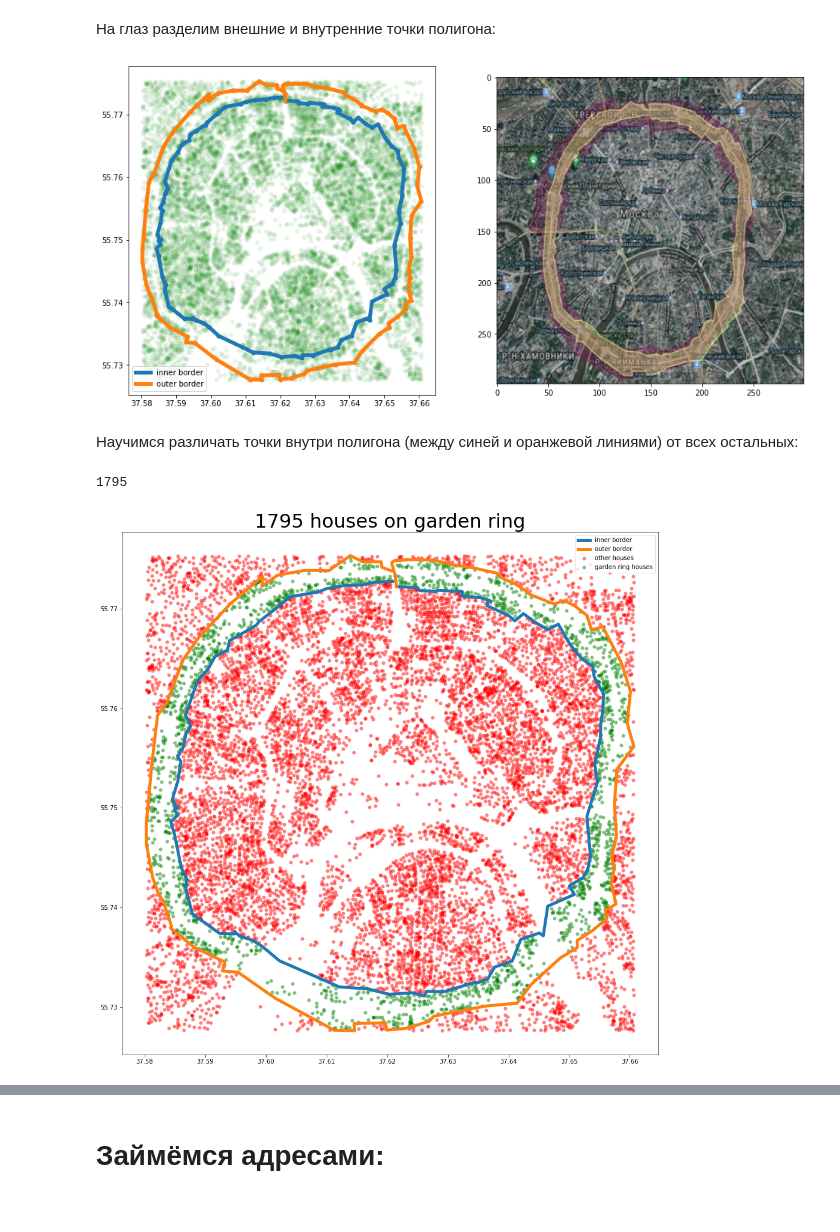
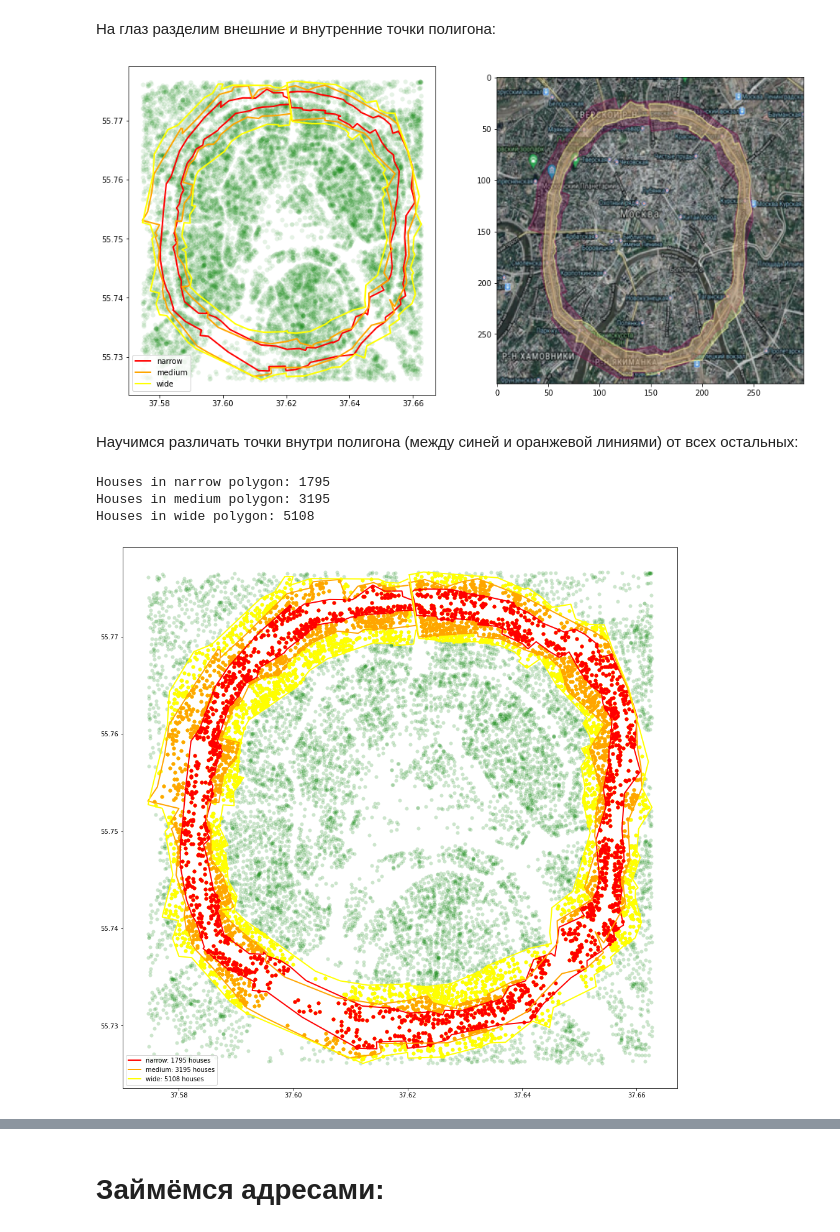
Before and after one commit to SvyatSheypak/city_for_people, a Jupyter notebook: garden_ring_houses/houses_in_polygons.ipynb, the cells around one changed output, grey strips where cells are left out. Drawn from its saved outputs; the diff is of its cells as text; code cells hidden in the pictures.

Commit message:
Three polygons at once

```diff
--- a/garden_ring_houses/houses_in_polygons.ipynb
+++ b/garden_ring_houses/houses_in_polygons.ipynb
@@ -84,0 +102,9 @@ poly_points = np.array(poly_points, dtype=float)[:, :-1]
+# %%
+n_polygons = len(split_polygons)
+figure, axes = plt.subplots(nrows=1, ncols=n_polygons, figsize=(16, 4), sharex=True, sharey=True)
+
+for poly, ax in zip(split_polygons, axes):
+    ax.scatter(poly[0][:, 0], poly[0][:, 1], linewidths=0.005)
+    ax.scatter(poly[1][:, 0], poly[1][:, 1], linewidths=0.005)
+
+plt.show()
@@ -100,7 +128,7 @@ def get_subhouses(houses, poly):
 
     return d
 
-houses_mask = get_subhouses(coords_db[["coor_x", "coor_y"]].values, poly_points)
+houses_mask = get_subhouses(coords_db[["coor_x", "coor_y"]].values, np.concatenate(polygons))
 # %%
 houses_mask.shape[0], houses_mask.sum()
 # %% [output]
@@ -127,21 +150,17 @@ poly_2 = poly_points[n:, :]
 figure, axes = plt.subplots(nrows=1, ncols=2, figsize=(16, 8))
 
 axes[0].scatter(house_coords[:, 0], house_coords[:, 1], linewidths=0.001, alpha=0.1, c="g")
-axes[0].scatter(poly_1[:, 0], poly_1[:, 1], linewidths=0.005)
-axes[0].scatter(poly_2[:, 0], poly_2[:, 1], linewidths=0.005)
 
-axes[0].plot(poly_1[:, 0], poly_1[:, 1], linewidth=5, label="inner border")
-axes[0].plot(poly_2[:, 0], poly_2[:, 1], linewidth=5, label="outer border")
-axes[0].legend()
+for poly, name, c in zip(split_polygons, ["narrow", "medium", "wide"], ["red", "orange", "yellow"]):
+    axes[0].plot(poly[0][:, 0], poly[0][:, 1], linewidth=2, label=name, color=c)
+    axes[0].plot(poly[1][:, 0], poly[1][:, 1], linewidth=2, color=c)
 
-#axes[0].set_ylim(55.72, 55.78)
-#axes[0].set_xlim(37.57, 37.67)
-
+axes[0].legend(loc="lower left")
 axes[1].imshow(img)
 
 plt.show()
 # %% [output]
-[figure, old version]
+[figure, new version]
 # %% [markdown]
 Научимся различать точки внутри полигона (между синей и оранжевой линиями) от всех остальных:
 # %%
@@ -171,25 +190,39 @@ def point_inside_poly(poly, point):
         res = res or isInside(*center, *a, *b, *point)
     return res
 # %%
-inside_poly1 = np.array([point_inside_poly(poly_1, h) for h in house_coords])
-inside_poly2 = np.array([point_inside_poly(poly_2, h) for h in house_coords])
-between_polys = np.logical_xor(inside_poly1, inside_poly2)
-print(np.sum(between_polys))
+inside_polygon = []
+for poly, name in zip(split_polygons, ["narrow", "medium", "wide"]):
+    inside_inner = np.array([point_inside_poly(poly[0], h) for h in house_coords])
+    inside_outer = np.array([point_inside_poly(poly[1], h) for h in house_coords])
+    between = np.logical_xor(inside_inner, inside_outer)
+    print("Houses in {} polygon: {}".format(name, np.sum(between)))
+    inside_polygon.append(between)
 # %% [output]
-1795
+Houses in narrow polygon: 1795
+Houses in medium polygon: 3195
+Houses in wide polygon: 5108
 # %%
 figure, axes = plt.subplots(nrows=1, ncols=1, figsize=(16, 16), sharex=True, sharey=True)
 
 
-axes.set_title("{} houses on garden ring".format(np.sum(between_polys)), size=32)
+# axes.set_title("{} houses on garden ring".format(np.sum(between_polys)), size=32)
 
-axes.scatter(house_coords[~inside_poly2, 0], house_coords[~inside_poly2, 1], linewidths=0.0001, alpha=0.5, c="r")
-axes.scatter(house_coords[inside_poly1, 0], house_coords[inside_poly1, 1], linewidths=0.0001, alpha=0.5, c="r", label="other houses")
-axes.scatter(house_coords[between_polys, 0], house_coords[between_polys, 1], linewidths=0.0001, alpha=0.5, c="g", label="garden ring houses")
-axes.plot(poly_1[:, 0], poly_1[:, 1], linewidth=5, label="inner border")
-axes.plot(poly_2[:, 0], poly_2[:, 1], linewidth=5, label="outer border")
-plt.legend()
+
+for poly, name, c, mark in zip(
+        split_polygons,
+        ["narrow", "medium", "wide"],
+        ["red", "orange", "yellow"],
+        inside_polygon):
+    axes.plot(poly[0][:, 0], poly[0][:, 1], linewidth=2, label="{}: {} houses".format(name, sum(mark)), color=c)
+    axes.plot(poly[1][:, 0], poly[1][:, 1], linewidth=2, color=c)
+
+axes.scatter(house_coords[:, 0], house_coords[:, 1], linewidths=0.0001, alpha=0.2, c="g")
+axes.scatter(house_coords[inside_polygon[2], 0], house_coords[inside_polygon[2], 1], linewidths=0.0001, alpha=1, c="yellow")
+axes.scatter(house_coords[inside_polygon[1], 0], house_coords[inside_polygon[1], 1], linewidths=0.0001, alpha=1, c="orange")
+axes.scatter(house_coords[inside_polygon[0], 0], house_coords[inside_polygon[0], 1], linewidths=0.0001, alpha=1, c="red")
+
+plt.legend(loc="lower left")
 
 plt.show()
 # %% [output]
-[figure, old version]
+[figure, new version]
```
Also changed, not shown: parts of 28 cells of this notebook.
